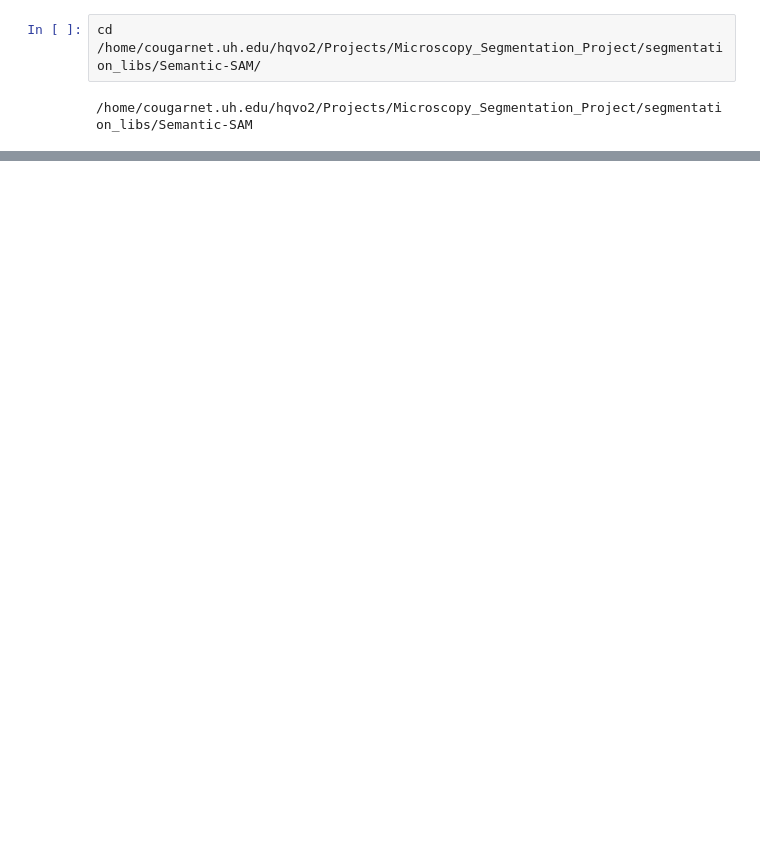
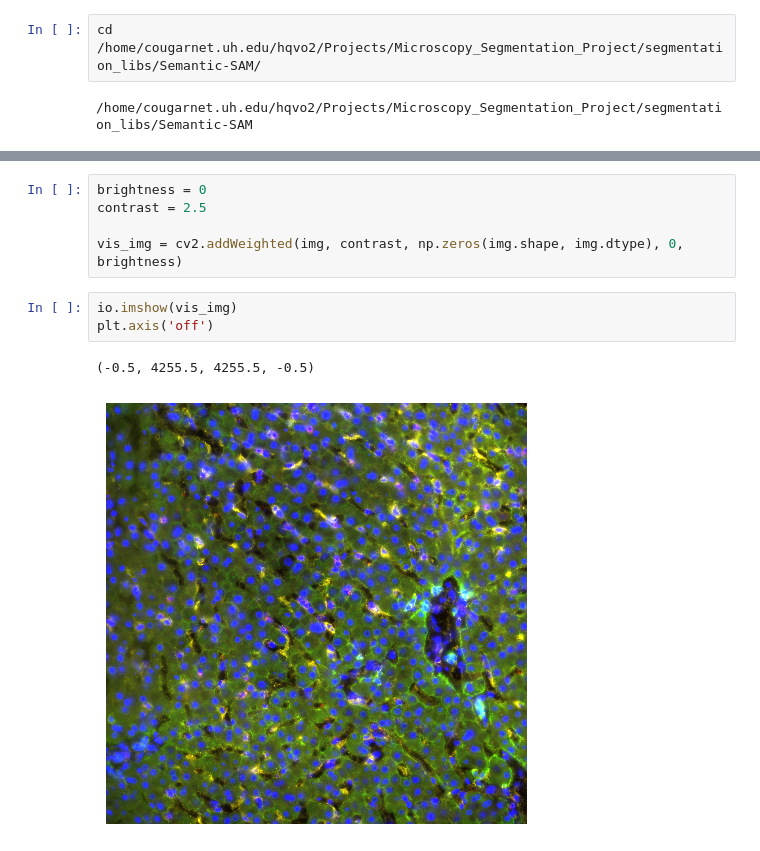
Before and after one commit to hungvo304ml/Semantic-SAM, a Jupyter notebook: notebooks/run_semantic_sam.ipynb, the cells around one changed output, grey strips where cells are left out. Drawn from its saved outputs; the diff is of its cells as text; blank space fills up the shorter version.

```diff
--- a/notebooks/run_semantic_sam.ipynb
+++ b/notebooks/run_semantic_sam.ipynb
@@ -17,3 +28,14 @@ io.imshow(img)
+# %%
+brightness = 0
+contrast = 2.5
+
+vis_img = cv2.addWeighted(img, contrast, np.zeros(img.shape, img.dtype), 0, brightness)
+# %%
+io.imshow(vis_img)
+plt.axis('off')
+# %% [output]
+(-0.5, 4255.5, 4255.5, -0.5)
+[figure, added]
 # %%
 from semantic_sam import prepare_image, plot_results, build_semantic_sam, SemanticSamAutomaticMaskGenerator
 original_image, input_image = prepare_image(image_pth=img_path)  # change the image path to your image
```
Also changed, not shown: parts of 4 cells of this notebook, 3 other files.
